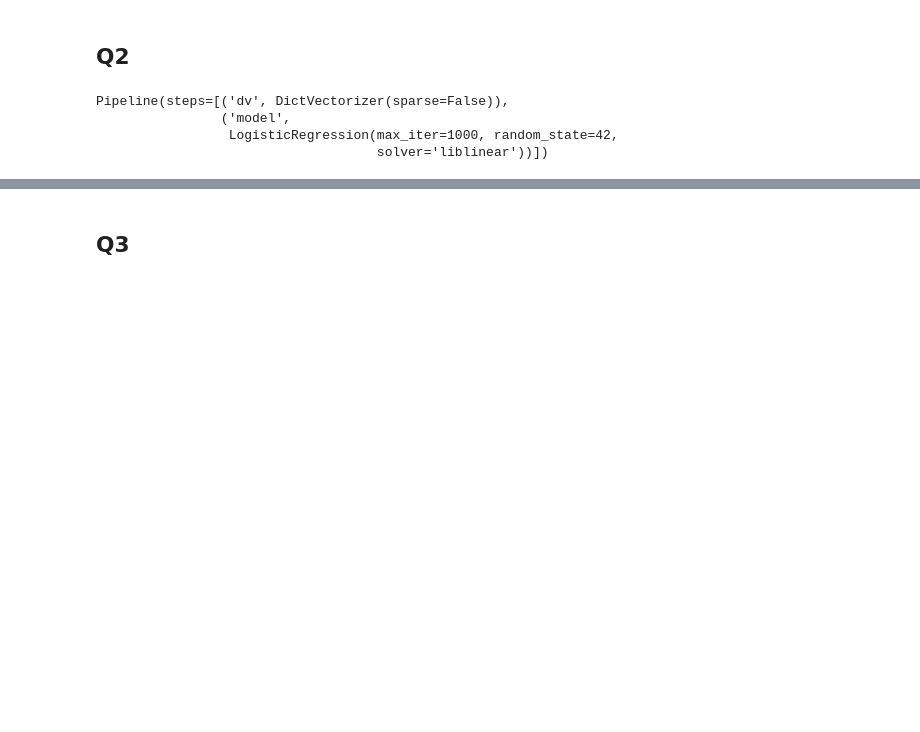
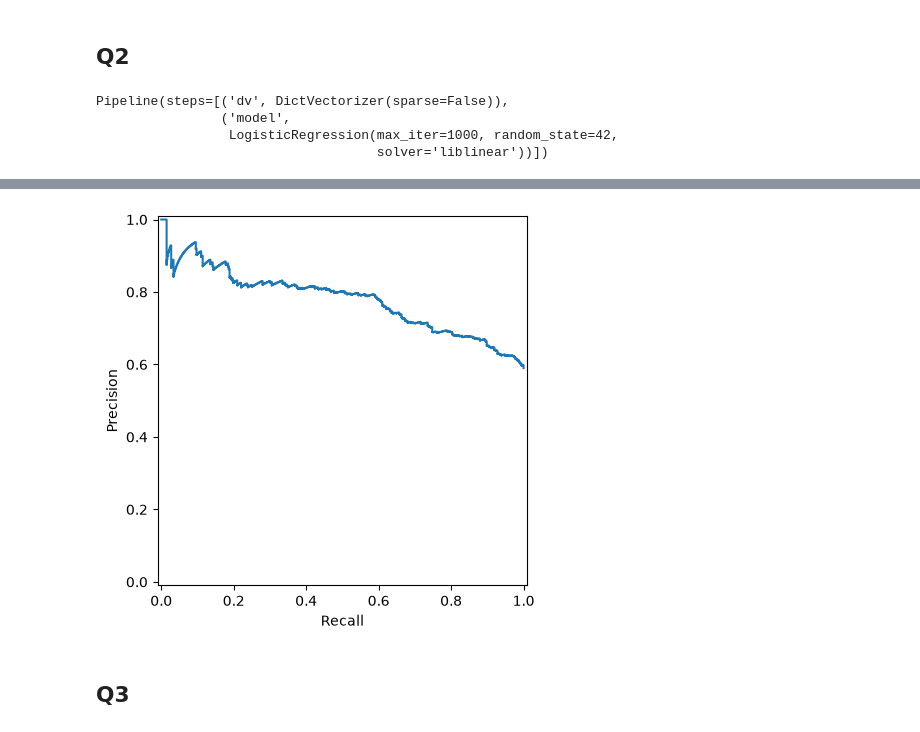
Before and after one commit to ss52/ml_zoomcamp, a Jupyter notebook: HW/hw_4.ipynb, the cells around one changed output, grey strips where cells are left out. Saved outputs shown, nothing was run; the diff lists cells and outputs as text; code cells hidden in the pictures; blank space fills up the shorter version.

```diff
--- a/HW/hw_4.ipynb
+++ b/HW/hw_4.ipynb
@@ -132,3 +176,10 @@ AUC for val dataset: 0.732
+# %%
+from sklearn.metrics import PrecisionRecallDisplay, precision_recall_curve
+
+prec, recall, _ = precision_recall_curve(y_val, y_score, pos_label=pipe.classes_[1])
+pr_display = PrecisionRecallDisplay(precision=prec, recall=recall).plot()
+# %% [output]
+[figure, added]
 # %% [markdown]
 ## Q3
 # %%
```
Also changed, not shown: parts of 9 cells of this notebook, 3 other files.
